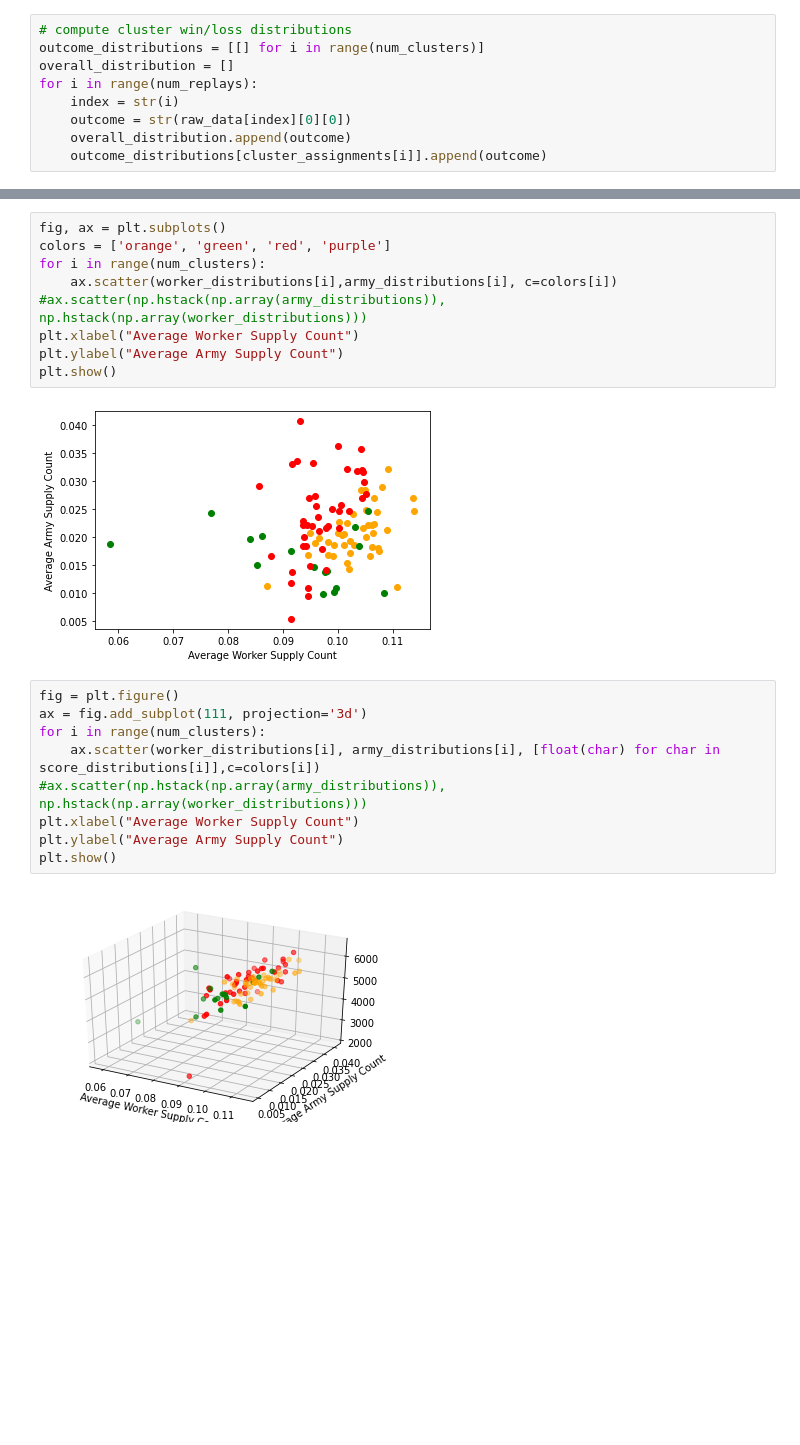
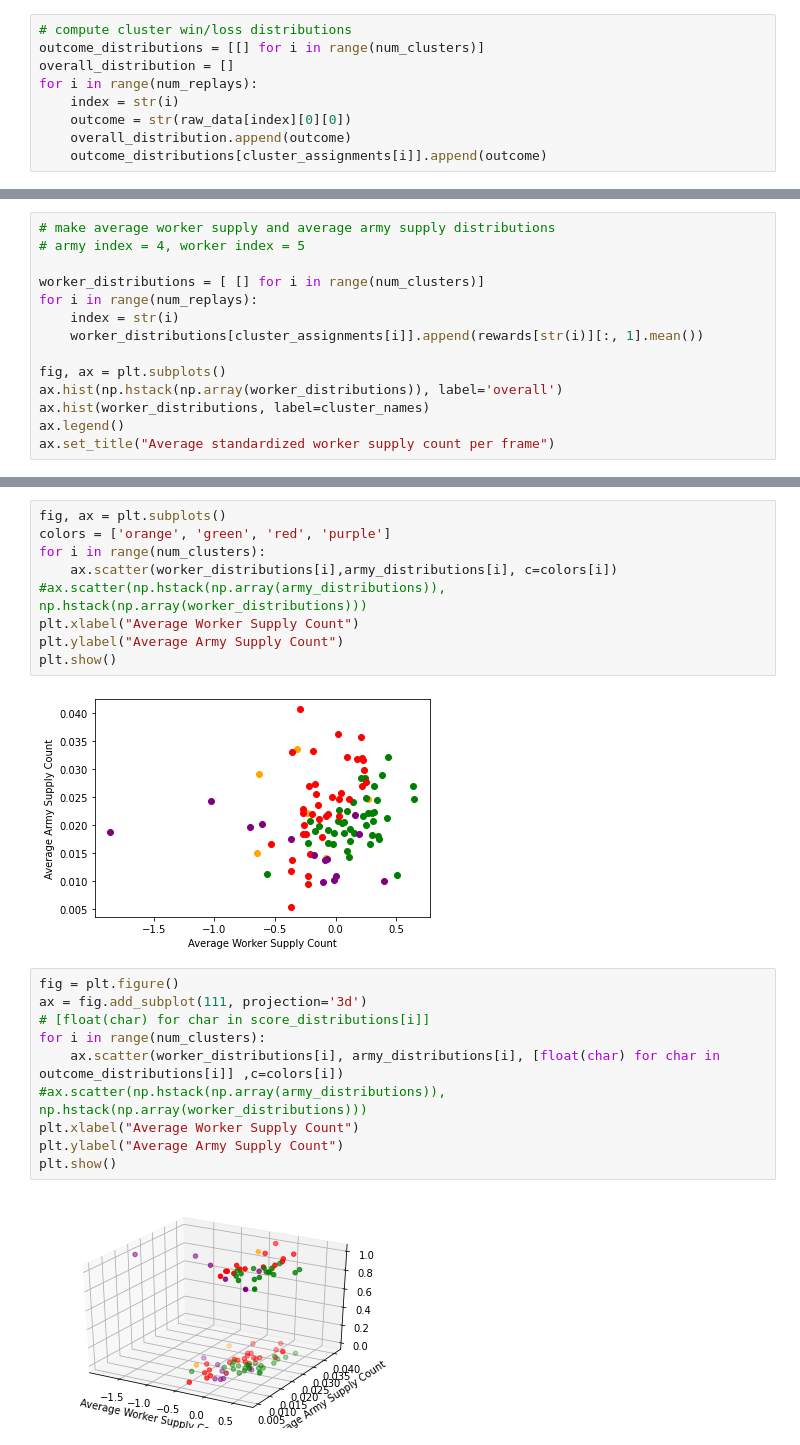
Before and after one commit to daniellawson9999/task1-irl, a Jupyter notebook: analysis.ipynb, the cells around one changed output, grey strips where cells are left out. Cells and saved outputs as stored; diff of their text form; blank space fills up the shorter version.

```diff
--- a/analysis.ipynb
+++ b/analysis.ipynb
@@ -104,0 +123,14 @@ Text(0.5, 1.0, 'Average (normalized) worker supply count per frame')
+# %%
+# make average worker supply and average army supply distributions
+# army index = 4, worker index = 5
+
+worker_distributions = [ [] for i in range(num_clusters)]
+for i in range(num_replays):
+    index = str(i)
+    worker_distributions[cluster_assignments[i]].append(rewards[str(i)][:, 1].mean())
+
+fig, ax = plt.subplots()
+ax.hist(np.hstack(np.array(worker_distributions)), label='overall')
+ax.hist(worker_distributions, label=cluster_names)
+ax.legend()
+ax.set_title("Average standardized worker supply count per frame")
@@ -129,15 +187,16 @@ plt.xlabel("Average Worker Supply Count")
 plt.ylabel("Average Army Supply Count")
 plt.show()
 # %% [output]
-[figure, old version]
+[figure, new version]
 # %%
 fig = plt.figure()
 ax = fig.add_subplot(111, projection='3d')
+# [float(char) for char in score_distributions[i]]
 for i in range(num_clusters):
-    ax.scatter(worker_distributions[i], army_distributions[i], [float(char) for char in score_distributions[i]],c=colors[i])
+    ax.scatter(worker_distributions[i], army_distributions[i], [float(char) for char in outcome_distributions[i]] ,c=colors[i])
 #ax.scatter(np.hstack(np.array(army_distributions)), np.hstack(np.array(worker_distributions)))
 plt.xlabel("Average Worker Supply Count")
 plt.ylabel("Average Army Supply Count")
 plt.show()
 # %% [output]
-[figure, old version]
+[figure, new version]
```
Also changed, not shown: parts of 12 cells of this notebook, 8 other files.
